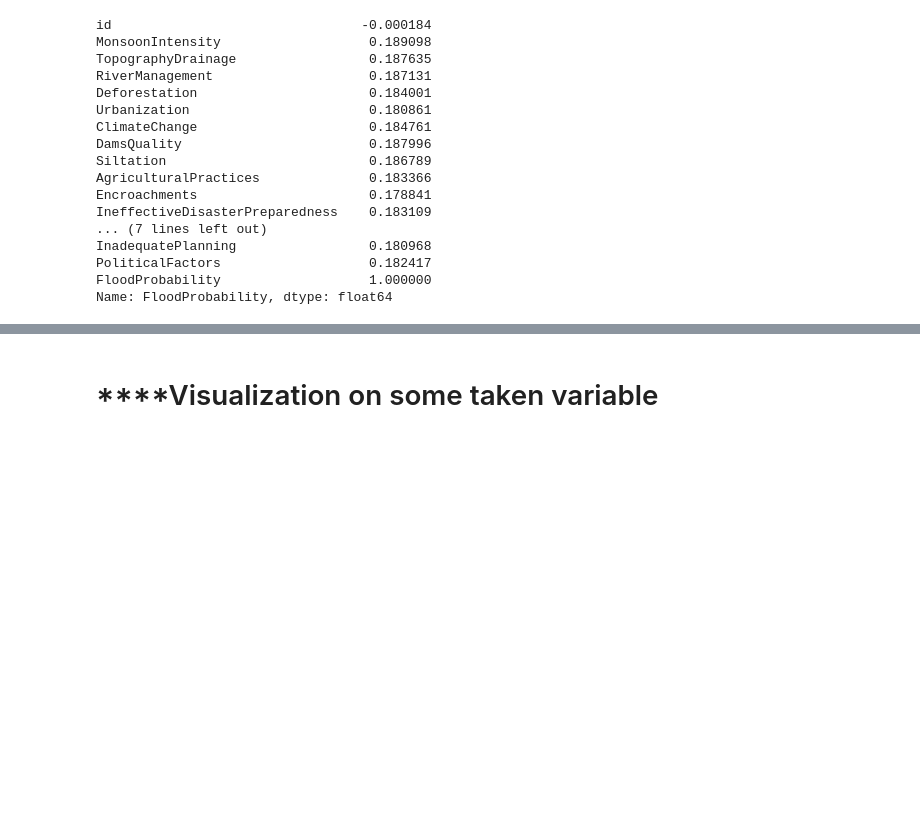
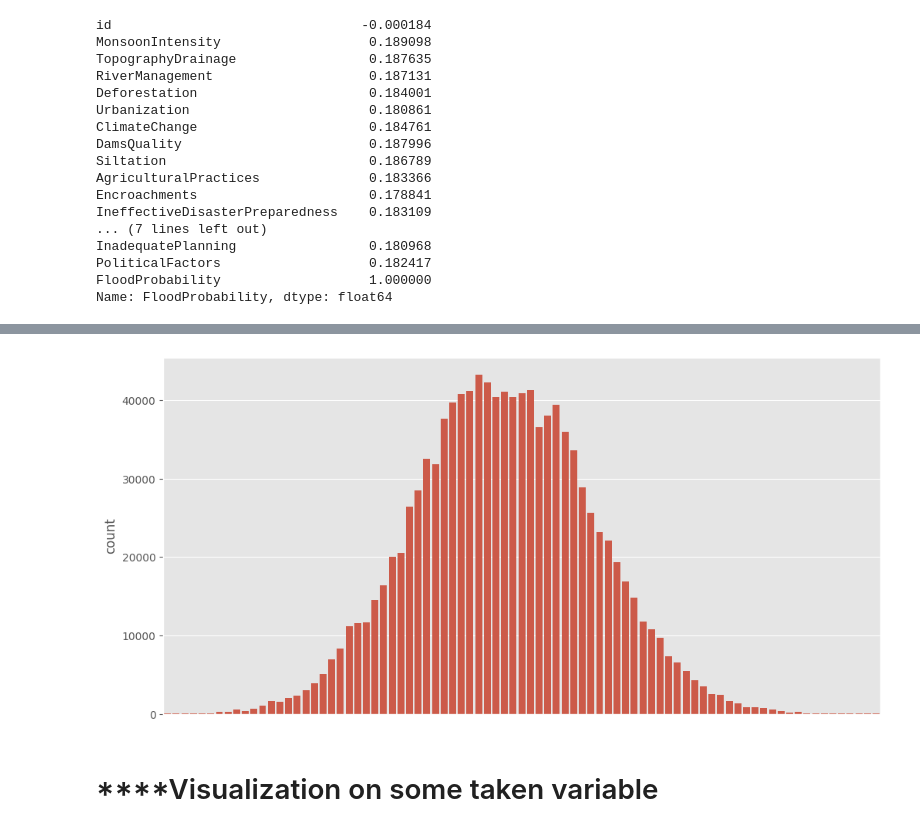
Before and after one commit to NazninNaharSr/DataScience, a Jupyter notebook: Flood_Prediction.ipynb, the cells around one changed output, grey strips where cells are left out. Saved outputs shown, nothing was run; the diff lists cells and outputs as text; code cells hidden in the pictures; blank space fills up the shorter version.

```diff
--- a/Flood_Prediction.ipynb
+++ b/Flood_Prediction.ipynb
@@ -204,9 +217,11 @@ train_data.FloodProbability.value_counts()
 # %%
-#count plot of PoliticalFactor
-plt.figure(figsize=(8, 4))
+#count plot of Target data
+plt.figure(figsize=(12, 6))
 sns.countplot(x='FloodProbability', data=train_data)
 plt.gca().axes.get_xaxis().set_visible(False)
 plt.show()
+# %% [output]
+[figure, added]
 # %%
 col= ['MonsoonIntensity', 'TopographyDrainage', 'RiverManagement',
        'Deforestation', 'Urbanization', 'ClimateChange', 'DamsQuality',
```
Also changed, not shown: parts of 12 cells of this notebook.
